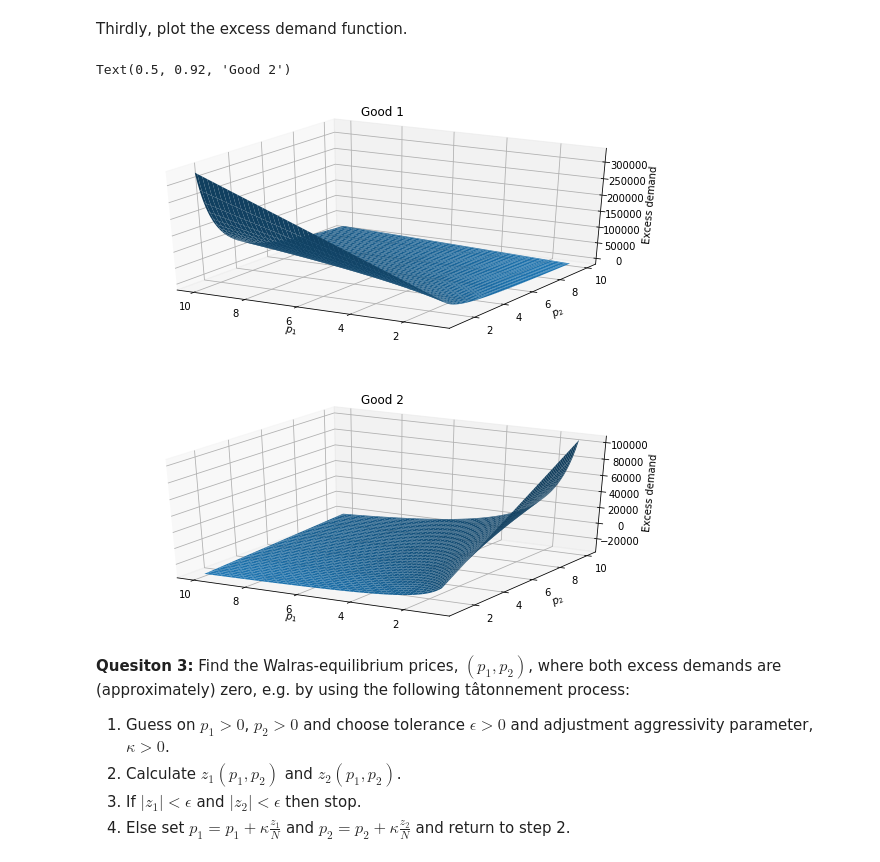
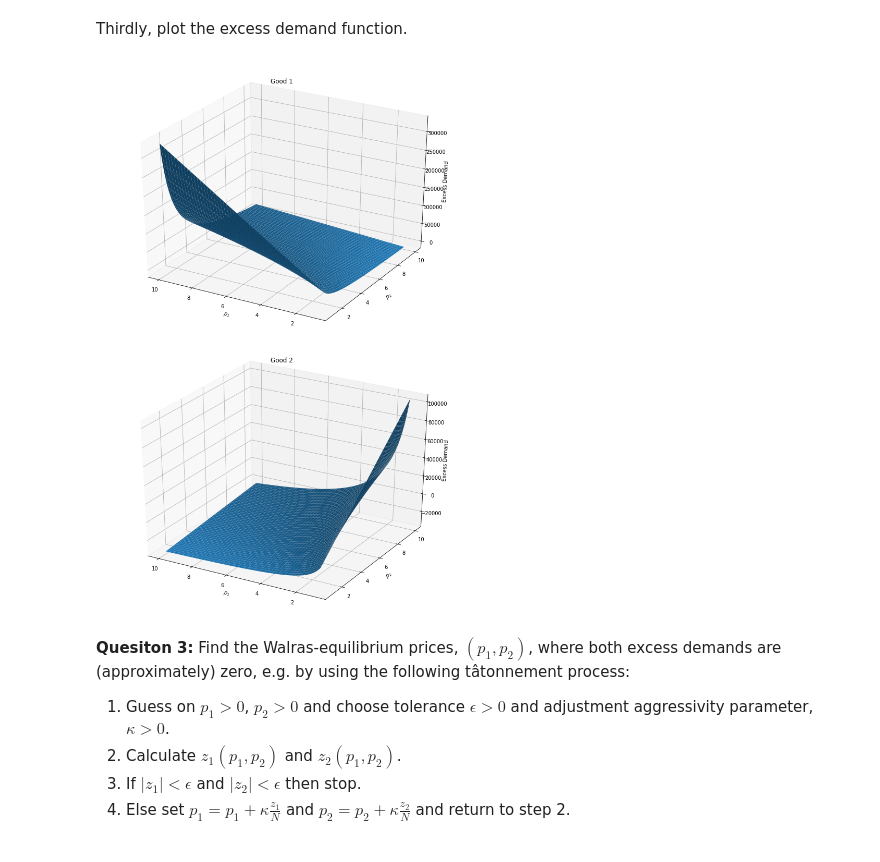
Before and after one commit to NumEconCopenhagen/projects-2019-bcg, a Jupyter notebook: examproject/exam_2019.ipynb, the cells around one changed output. Cells and saved outputs as stored; diff of their text form; code cells hidden in the pictures.

```diff
--- a/examproject/exam_2019.ipynb
+++ b/examproject/exam_2019.ipynb
@@ -837,29 +899,30 @@ for i, p1 in enumerate(p1_vec):
 # %%
 # Plot the excess demand function for three goods
 fig = plt.figure(figsize = (10,15))
 
 # Excess demand for good 1
-ex1 = fig.add_subplot(3,1,1, projection='3d')
+ex1 = fig.add_subplot(2,1,1, projection='3d')
 ex1.plot_surface(p1_grid, p2_grid, excess_1_grid)
 ex1.invert_xaxis()
 
 ex1.set_xlabel('$p_1$')
 ex1.set_ylabel('$p_2$')
-ex1.set_zlabel('Excess demand')
+ex1.set_zlabel('Excess Demand')
 ex1.set_title('Good 1')
 
 # Excess demand for good 2
-ex2 = fig.add_subplot(3,1,2, projection='3d')
+ex2 = fig.add_subplot(2,1,2, projection='3d')
 ex2.plot_surface(p1_grid, p2_grid, excess_2_grid)
 ex2.invert_xaxis()
 
 ex2.set_xlabel('$p_1$')
 ex2.set_ylabel('$p_2$')
-ex2.set_zlabel('Excess demand')
+ex2.set_zlabel('Excess Demand')
 ex2.set_title('Good 2')
+
+plt.tight_layout()
 # %% [output]
-Text(0.5, 0.92, 'Good 2')
-[figure, old version]
+[figure, new version]
 # %% [markdown]
 **Quesiton 3:** Find the Walras-equilibrium prices, $(p_1,p_2)$, where both excess demands are (approximately) zero, e.g. by using the following tâtonnement process:
 
```
Also changed, not shown: parts of 29 cells of this notebook.
